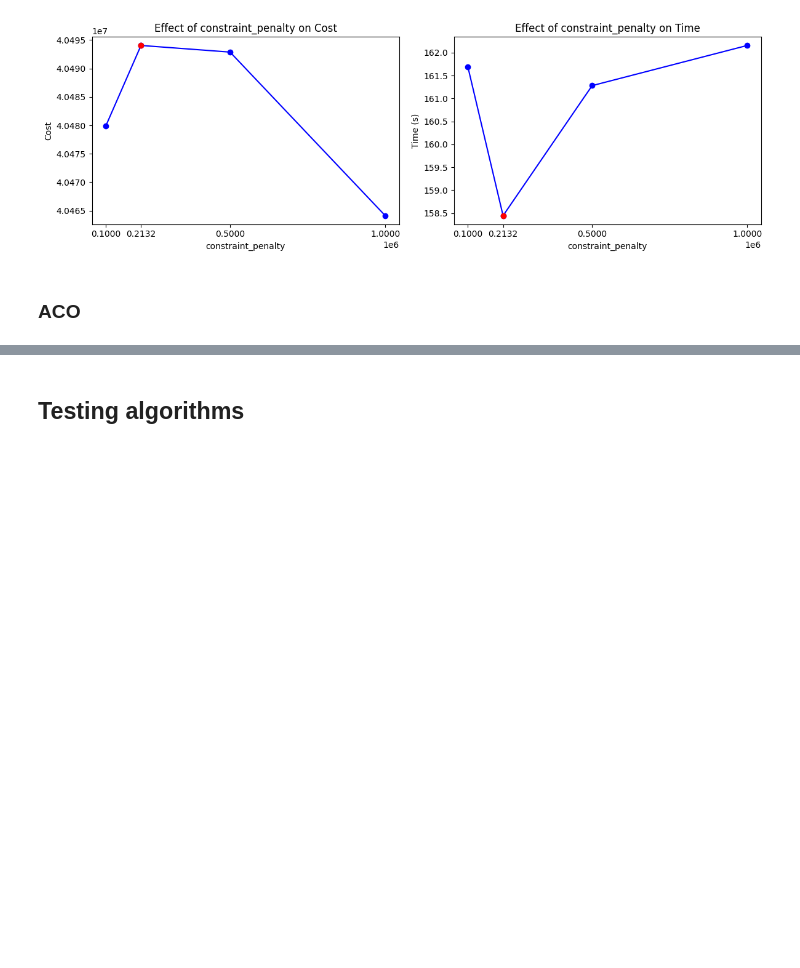
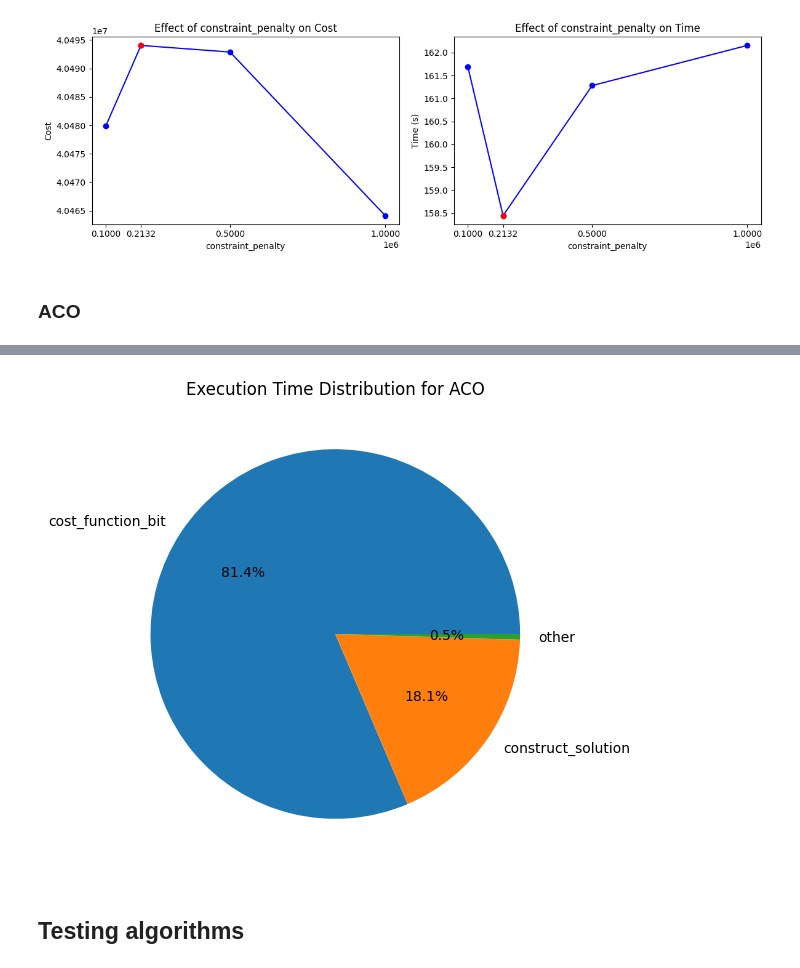
Before and after one commit to bergio13/heuristic-optimization-MWCCP, a Jupyter notebook: Heuristic_HW2.ipynb, the cells around one changed output, grey strips where cells are left out. Saved outputs shown, nothing was run; the diff lists cells and outputs as text; code cells hidden in the pictures; blank space fills up the shorter version.

Commit message:
Added last effect results and aco bottleneck

```diff
--- a/Heuristic_HW2.ipynb
+++ b/Heuristic_HW2.ipynb
@@ -1333,3 +1355,19 @@ Testing ant_count = 100
+# %%
+# Profiling pie chart
+GA_results = {}
+ACO_results = {
+    "cost_function_bit": 81.4,
+    "construct_solution": 18.1,
+    "other": 0.5
+}
+# Graph ACO
+plt.figure(figsize=(12, 6))
+# Pie chart
+plt.pie(ACO_results.values(), labels=ACO_results.keys(), autopct='%1.1f%%', startangle=0)
+plt.title("Execution Time Distribution for ACO")
+plt.show()
+# %% [output]
+[figure, added]
 # %% [markdown]
 ## Testing algorithms
 # %%
```
Also changed, not shown: parts of 1 cell of this notebook, 7 other files.
